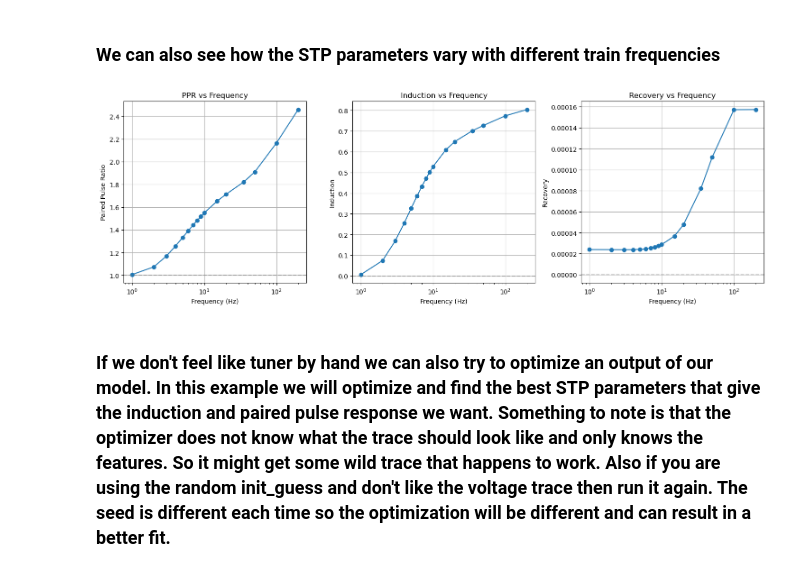
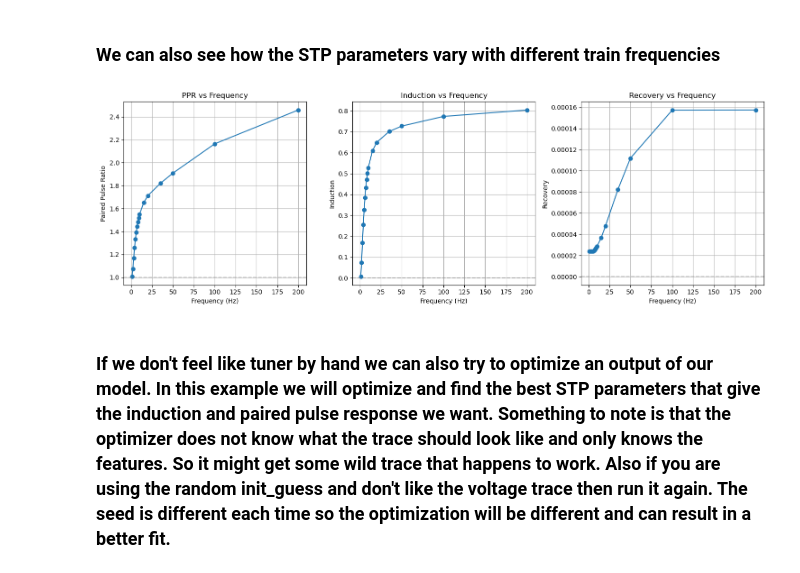
Before and after one commit to cyneuro/bmtool, a Jupyter notebook: examples/synapses/synaptic_tuner.ipynb, the cells around one changed output. Cells and saved outputs as stored; diff of their text form; code cells hidden in the pictures.

```diff
--- a/examples/synapses/synaptic_tuner.ipynb
+++ b/examples/synapses/synaptic_tuner.ipynb
@@ -185,9 +185,9 @@ Values: avg([[ 6.9 , 13.16, 18.21, 22.25]]) - avg([[ 6.89, 13.16, 18.21, 22.24]]
 # %% [markdown]
 ### We can also see how the STP parameters vary with different train frequencies
 # %%
-results = tuner.analyze_frequency_response()
+results = tuner.stp_frequency_response(log_plot=False)
 # %% [output]
-[figure, old version]
+[figure, new version]
 # %% [markdown]
 ### If we don't feel like tuner by hand we can also try to optimize an output of our model. In this example we will optimize and find the best STP parameters that give the induction and paired pulse response we want. Something to note is that the optimizer does not know what the trace should look like and only knows the features. So it might get some wild trace that happens to work. Also if you are using the random init_guess and don't like the voltage trace then run it again. The seed is different each time so the optimization will be different and can result in a better fit.
 # %% [markdown]
```
Also changed, not shown: parts of 2 cells of this notebook, 2 other files.
